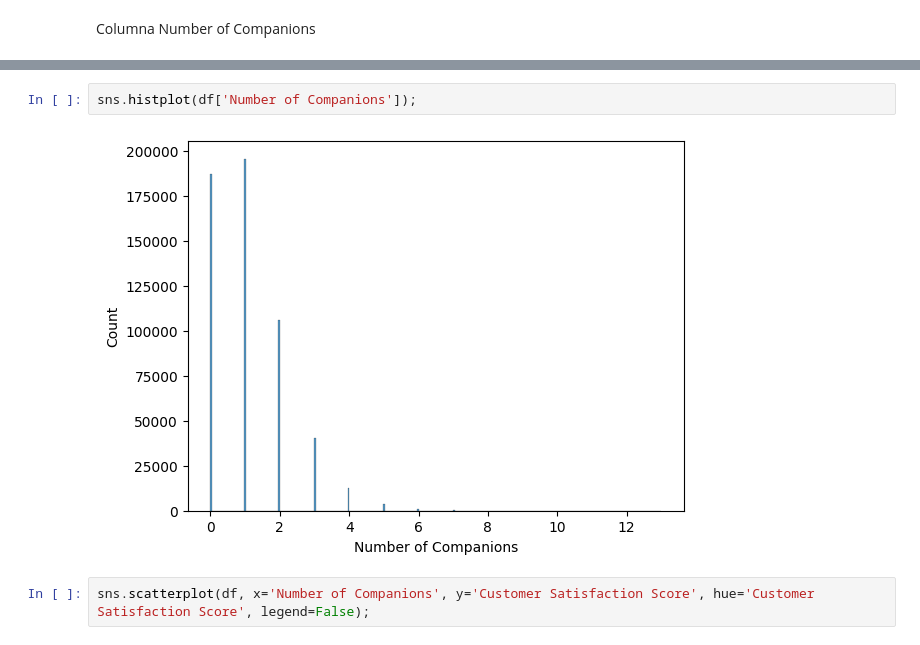
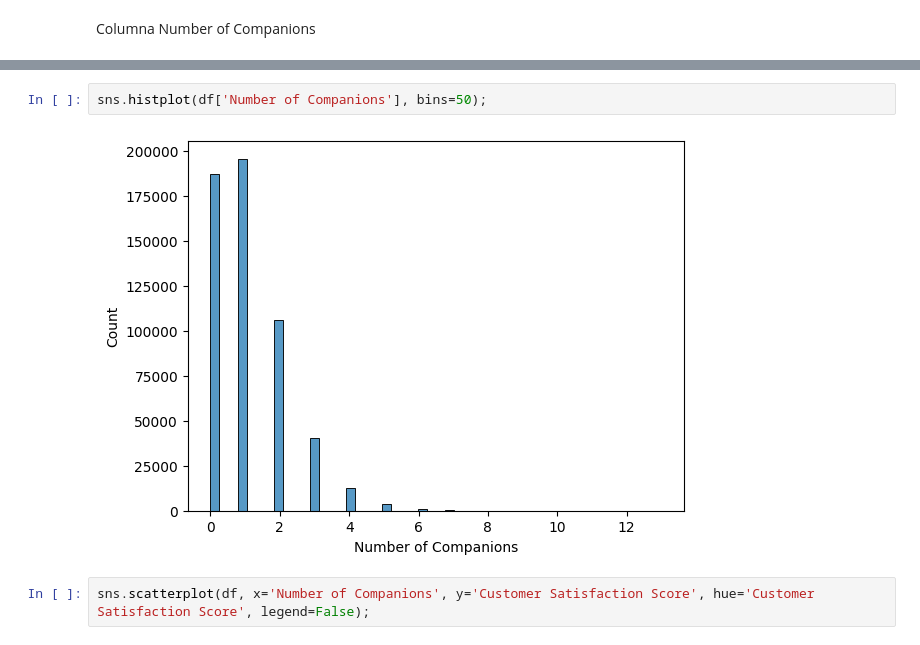
Before and after one commit to aliciamb86/ML-interstellar-travel-satisfaction, a Jupyter notebook: Interstellar Travel Customer Satisfaction Analysis/notebooks/02_LimpiezaEDA.ipynb, the cells around one changed output, grey strips where cells are left out. Drawn from its saved outputs; the diff is of its cells as text.

```diff
--- a/Interstellar Travel Customer Satisfaction Analysis/notebooks/02_LimpiezaEDA.ipynb
+++ b/Interstellar Travel Customer Satisfaction Analysis/notebooks/02_LimpiezaEDA.ipynb
@@ -611,9 +602,9 @@ Number of Companions
 13         1
 Name: count, dtype: int64
 # %%
-sns.histplot(df['Number of Companions']);
+sns.histplot(df['Number of Companions'], bins=50);
 # %% [output]
-[figure, old version]
+[figure, new version]
 # %%
 sns.scatterplot(df, x='Number of Companions', y='Customer Satisfaction Score', hue='Customer Satisfaction Score', legend=False);
 # %% [output]
```
Also changed, not shown: parts of 4 cells of this notebook, 21 other files.
